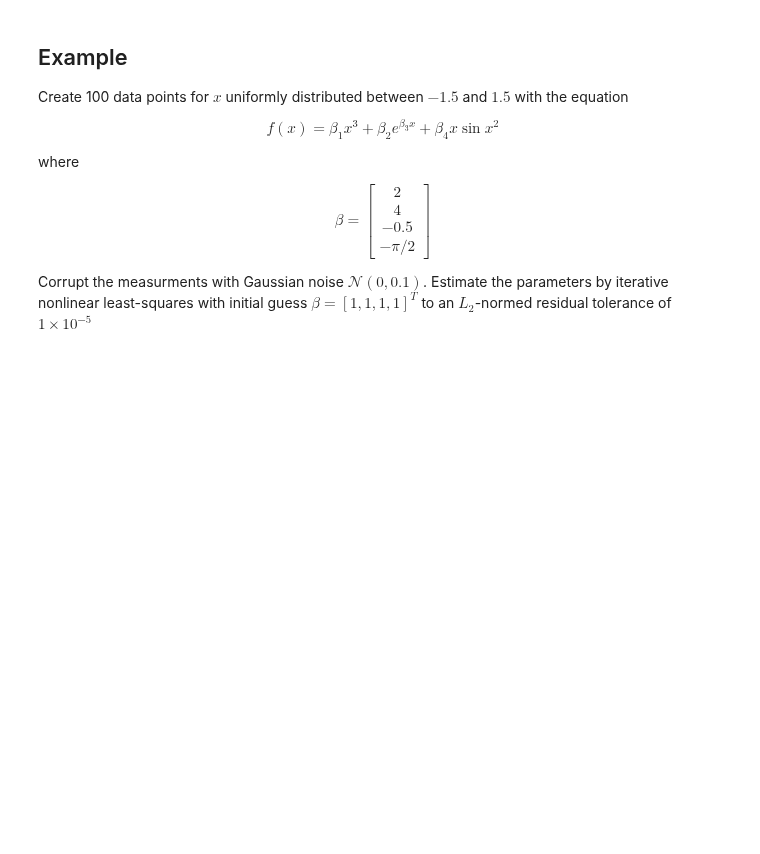
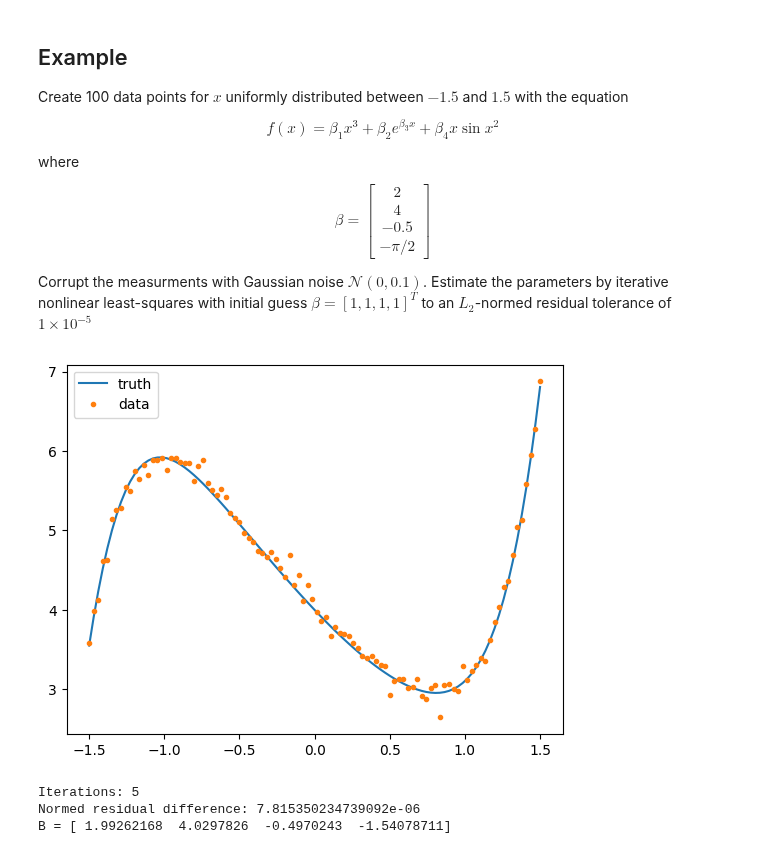
Before and after one commit to diegosol127/AERO-222-Numerical-Methods, a Jupyter notebook: Lab/Lab8/AERO_222_Lab_8_Fri.ipynb, the cells around one changed output. Drawn from its saved outputs; the diff is of its cells as text; code cells hidden in the pictures; blank space fills up the shorter version.

```diff
--- a/Lab/Lab8/AERO_222_Lab_8_Fri.ipynb
+++ b/Lab/Lab8/AERO_222_Lab_8_Fri.ipynb
@@ -69,0 +68,27 @@ Given the initial guess of $\boldsymbol{x_0} = \begin{bmatrix} 1 \\ 1 \end{bmatr
+# %%
+def f(x):
+    f1 = x[0]**3 + x[1] - 1
+    f2 = -x[0] + x[1]**3 + 1
+    return np.array([f1,f2],dtype=float)
+
+def J(x):
+    return np.array([[3*x[0]**2, 1],
+                     [-1, 3*x[1]**2]],dtype=float)
+
+x0 = np.array([1,1])
+tol = 1e-8
+maxIter = 100
+
+for i in range(1,maxIter+1):
+    J_inv = np.linalg.inv(J(x0))
+    x = x0 - J_inv@f(x0) # Newton's method
+    x0 = x
+
+    res = abs(f(x)) # residual vector
+    convCrit = np.linalg.norm(res) < tol
+
+    if convCrit:
+        print(f'Iterations = {i}')
+        print(f'Normed residual = {np.linalg.norm(res)}')
+        print(f'x = {x}')
+        break
@@ -211,5 +240,50 @@ $$\beta =
 \end{bmatrix}$$
 
 Corrupt the measurments with Gaussian noise $\mathcal{N}(0,0.1)$. Estimate the parameters by iterative nonlinear least-squares with initial guess $\beta = [1,1,1,1]^T$ to an $L_2$-normed residual tolerance of $1 \times 10^{-5}$
+# %%
+def f(x,B):
+    return B[0]*x**3 + B[1]*np.exp(B[2]*x) + B[3]*x*np.sin(x**2)
+
+def J(x,B):
+    return np.array([x**3, np.exp(B[2]*x), x*B[1]*np.exp(B[2]*x), x*np.sin(x**2)]).T
+
+B_true = np.array([2,4,-0.5,-np.pi/2])
+x = np.linspace(-1.5,1.5,100)
+
+f_true = f(x,B_true)
+noise = np.random.normal(0,0.1,100)
+f_meas = f_true + noise
+
+plt.plot(x,f_true,label='truth')
+plt.plot(x,f_meas,'.',label='data')
+plt.legend()
+plt.show()
+# %% [output]
+[figure, added]
+# %%
+B_0 = np.array([1,1,1,1],dtype=float)
+tol = 1e-5
+maxIter = 100
+res0 = f(x,B_0) - f_meas
+
+for i in range(1, maxIter+1):
+    B = B_0 - np.linalg.pinv(J(x,B_0)) @ res0
+    res1 = f(x,B) - f_meas
+
+    convCrit = abs(res1 - res0)
+    convCritNorm = np.linalg.norm(convCrit)
+
+    B_0 = B
+    res0 = res1
+
+    if convCritNorm < tol:
+        print(f'Iterations: {i}')
+        print(f'Normed residual difference: {convCritNorm}')
+        print(f'B = {B}')
+        break
+# %% [output]
+Iterations: 5
+Normed residual difference: 7.815350234739092e-06
+B = [ 1.99262168  4.0297826  -0.4970243  -1.54078711]
 # %%
 # CODE SOLUTION HERE
```
Also changed, not shown: parts of 5 cells of this notebook, 4 other files.
